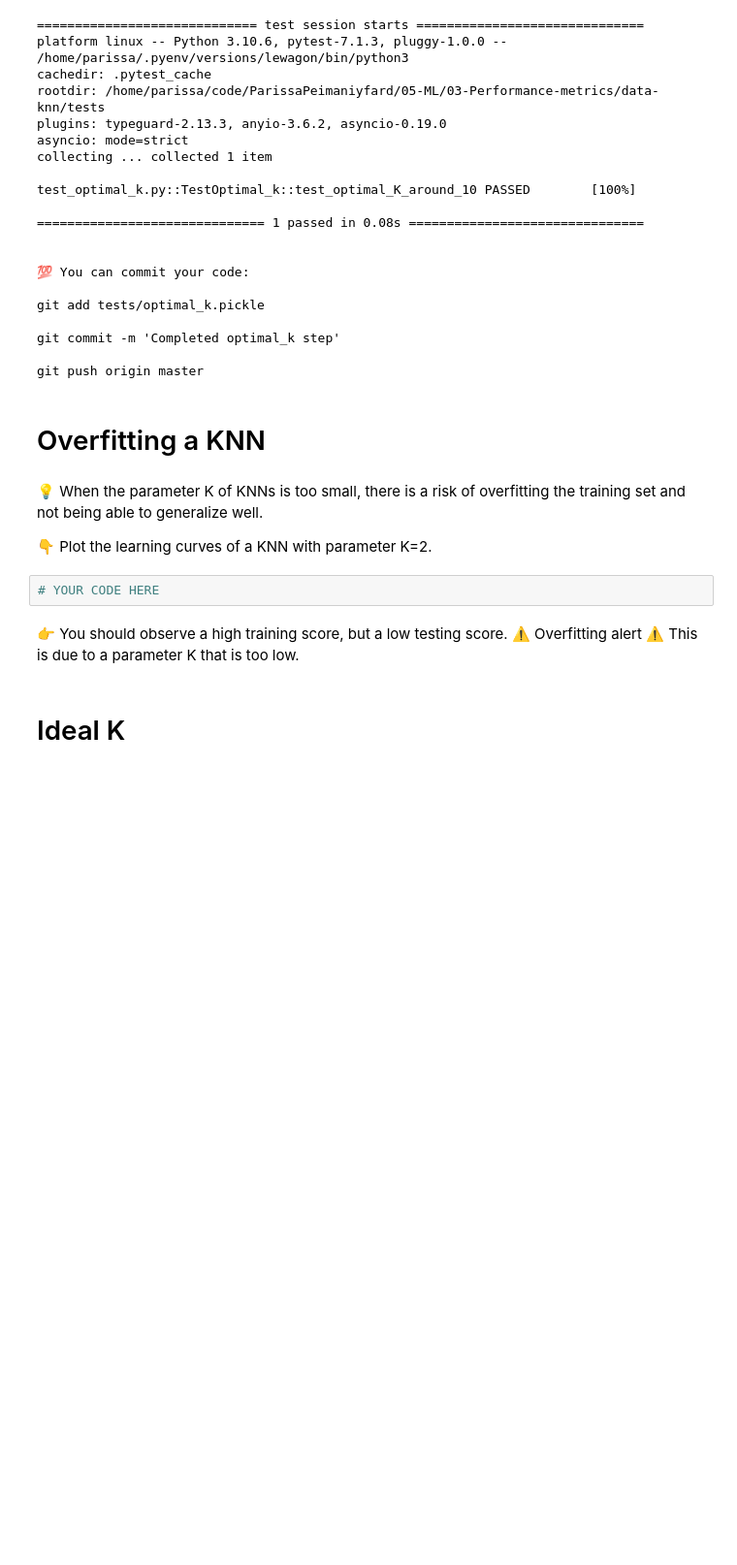
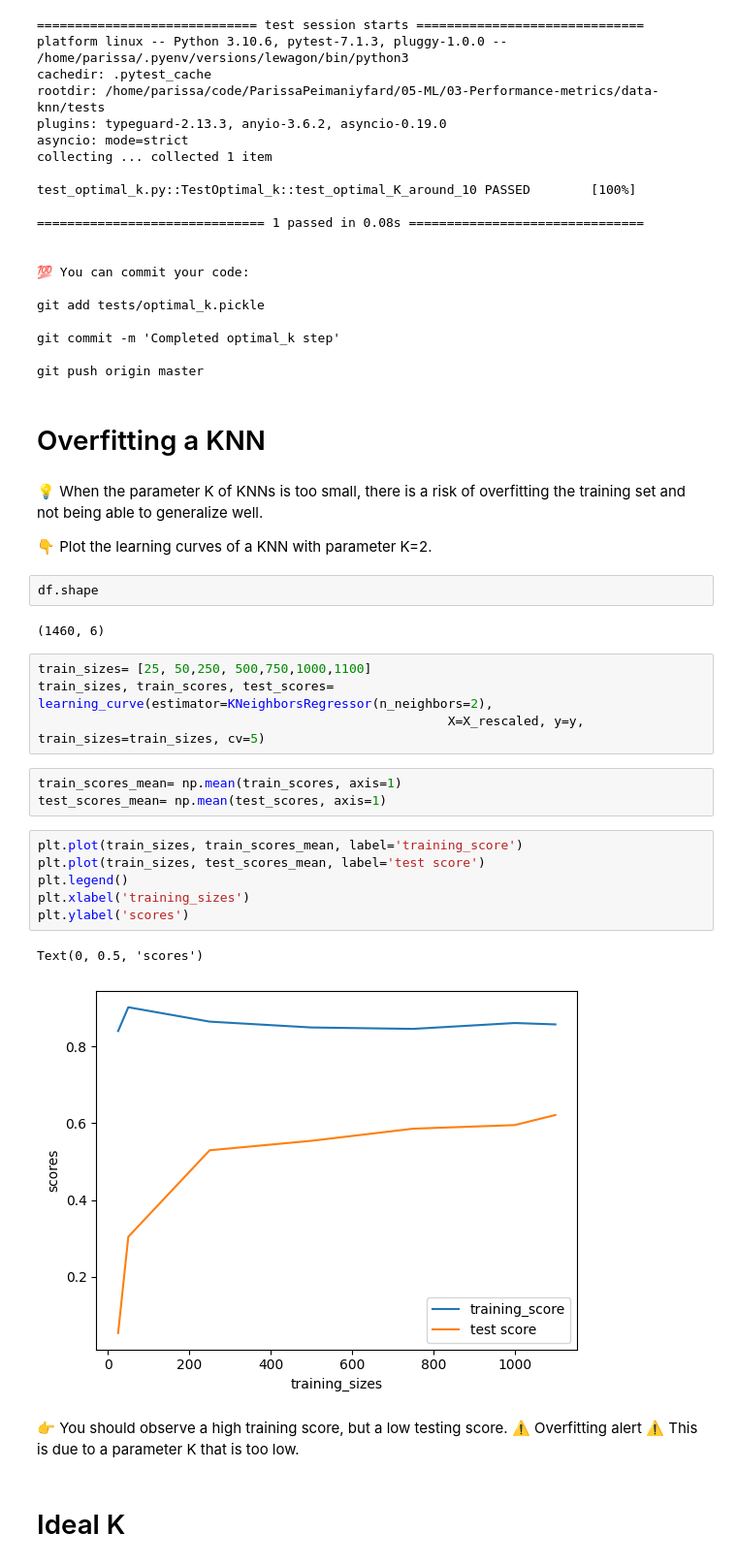
Before and after one commit to ParissaPeimaniyfard/data-knn, a Jupyter notebook: KNN.ipynb, the cells around one changed output. Shown at 97% size. Drawn from its saved outputs; the diff is of its cells as text; blank space fills up the shorter version.

```diff
--- a/KNN.ipynb
+++ b/KNN.ipynb
@@ -307,8 +310,26 @@ git push origin master
 💡 When the parameter K of KNNs is too small, there is a risk of overfitting the training set and not being able to generalize well.
 
 👇 Plot the learning curves of a KNN with parameter K=2.
-# %%
-# YOUR CODE HERE
+# %%
+df.shape
+# %% [output]
+(1460, 6)
+# %%
+train_sizes= [25, 50,250, 500,750,1000,1100]
+train_sizes, train_scores, test_scores= learning_curve(estimator=KNeighborsRegressor(n_neighbors=2),
+                                                      X=X_rescaled, y=y, train_sizes=train_sizes, cv=5)
+# %%
+train_scores_mean= np.mean(train_scores, axis=1)
+test_scores_mean= np.mean(test_scores, axis=1)
+# %%
+plt.plot(train_sizes, train_scores_mean, label='training_score')
+plt.plot(train_sizes, test_scores_mean, label='test score')
+plt.legend()
+plt.xlabel('training_sizes')
+plt.ylabel('scores')
+# %% [output]
+Text(0, 0.5, 'scores')
+[figure, added]
 # %% [markdown]
 👉 You should observe a high training score, but a low testing score. ⚠️ Overfitting alert ⚠️ This is due to a parameter K that is too low.
 # %% [markdown]
```
Also changed, not shown: parts of 8 cells of this notebook, 1 other file.
